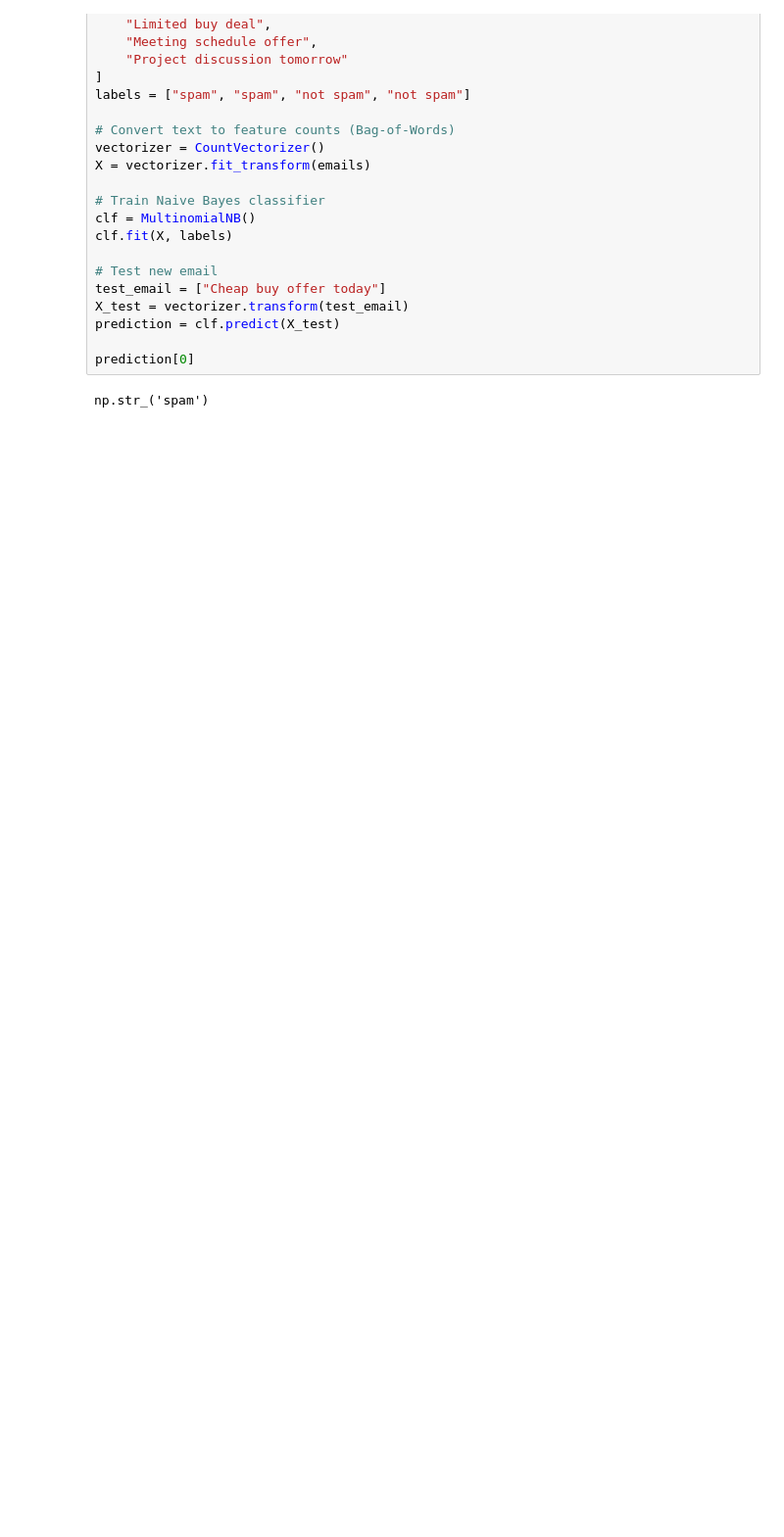
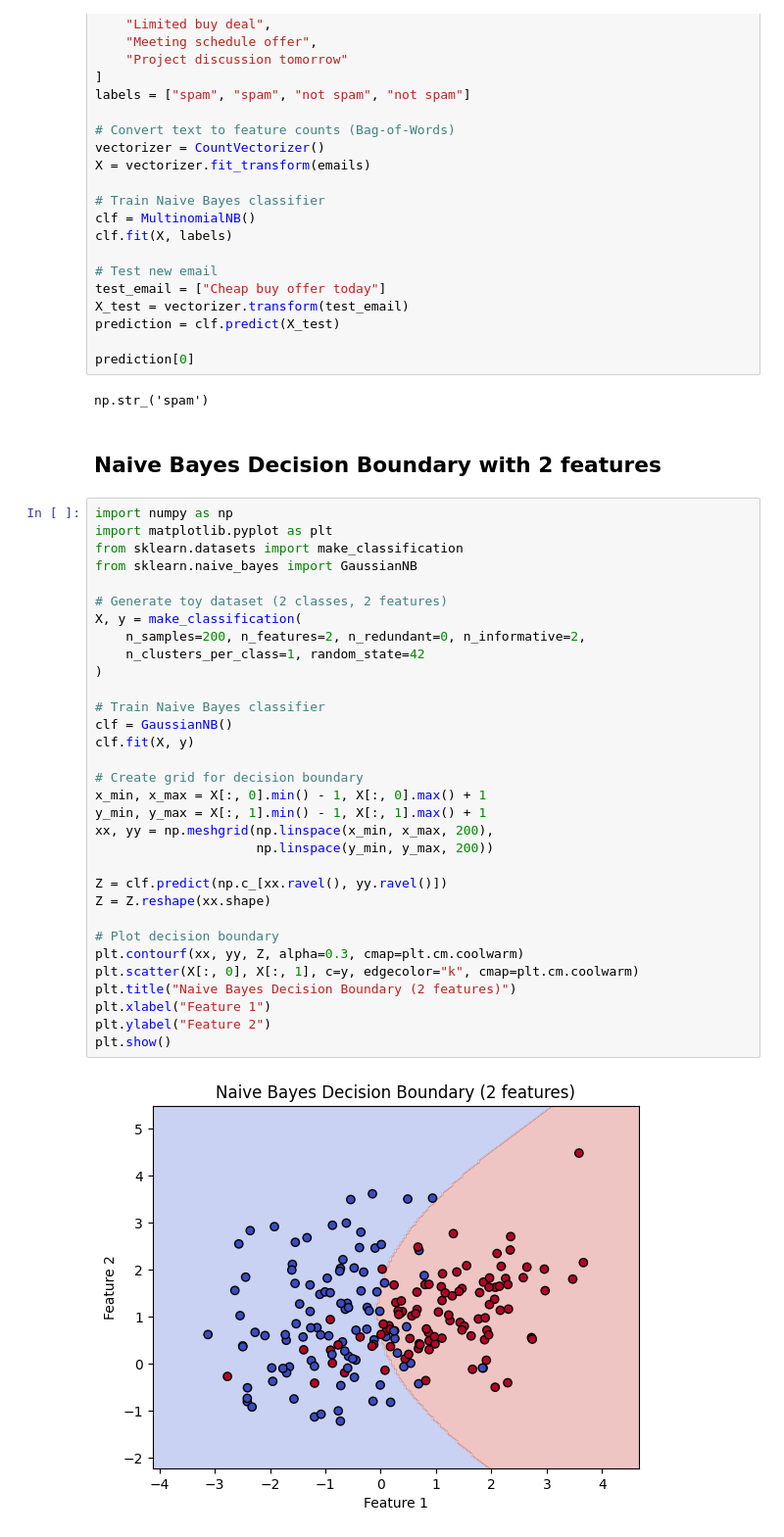
Before and after one commit to xit7/DATA-TEMPLATE, a Jupyter notebook: ml_examples/050-bayes.ipynb, the cells around one changed output. Shown: that part at 98% size. Saved outputs shown, nothing was run; the diff lists cells and outputs as text; blank space fills up the shorter version.

Commit message:
bayes update

```diff
--- a/ml_examples/050-bayes.ipynb
+++ b/ml_examples/050-bayes.ipynb
@@ -112,3 +128,39 @@ prediction = clf.predict(X_test)
 prediction[0]
 # %% [output]
 np.str_('spam')
+# %% [markdown]
+## Naive Bayes Decision Boundary with 2 features
+# %%
+import numpy as np
+import matplotlib.pyplot as plt
+from sklearn.datasets import make_classification
+from sklearn.naive_bayes import GaussianNB
+
+# Generate toy dataset (2 classes, 2 features)
+X, y = make_classification(
+    n_samples=200, n_features=2, n_redundant=0, n_informative=2,
+    n_clusters_per_class=1, random_state=42
+)
+
+# Train Naive Bayes classifier
+clf = GaussianNB()
+clf.fit(X, y)
+
+# Create grid for decision boundary
+x_min, x_max = X[:, 0].min() - 1, X[:, 0].max() + 1
+y_min, y_max = X[:, 1].min() - 1, X[:, 1].max() + 1
+xx, yy = np.meshgrid(np.linspace(x_min, x_max, 200),
+                     np.linspace(y_min, y_max, 200))
+
+Z = clf.predict(np.c_[xx.ravel(), yy.ravel()])
+Z = Z.reshape(xx.shape)
+
+# Plot decision boundary
+plt.contourf(xx, yy, Z, alpha=0.3, cmap=plt.cm.coolwarm)
+plt.scatter(X[:, 0], X[:, 1], c=y, edgecolor="k", cmap=plt.cm.coolwarm)
+plt.title("Naive Bayes Decision Boundary (2 features)")
+plt.xlabel("Feature 1")
+plt.ylabel("Feature 2")
+plt.show()
+# %% [output]
+[figure, added]
```
Also changed, not shown: parts of 1 cell of this notebook.
